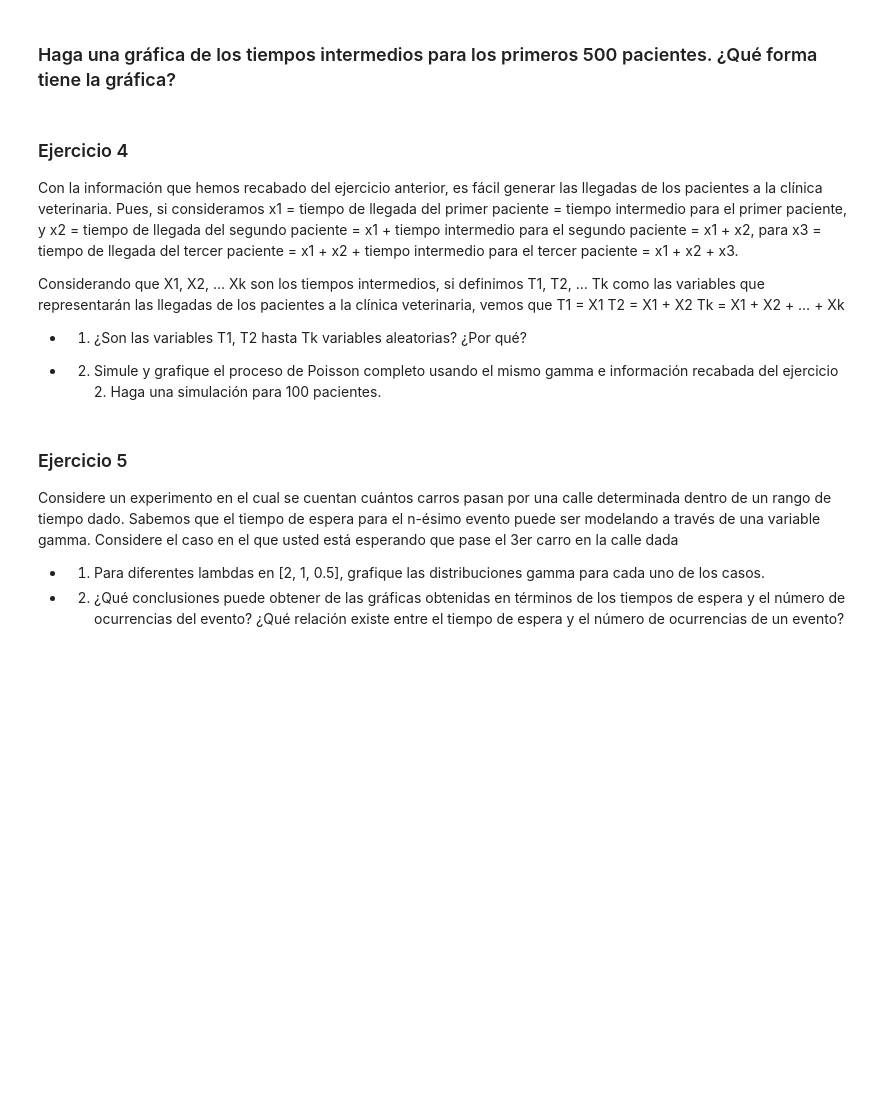
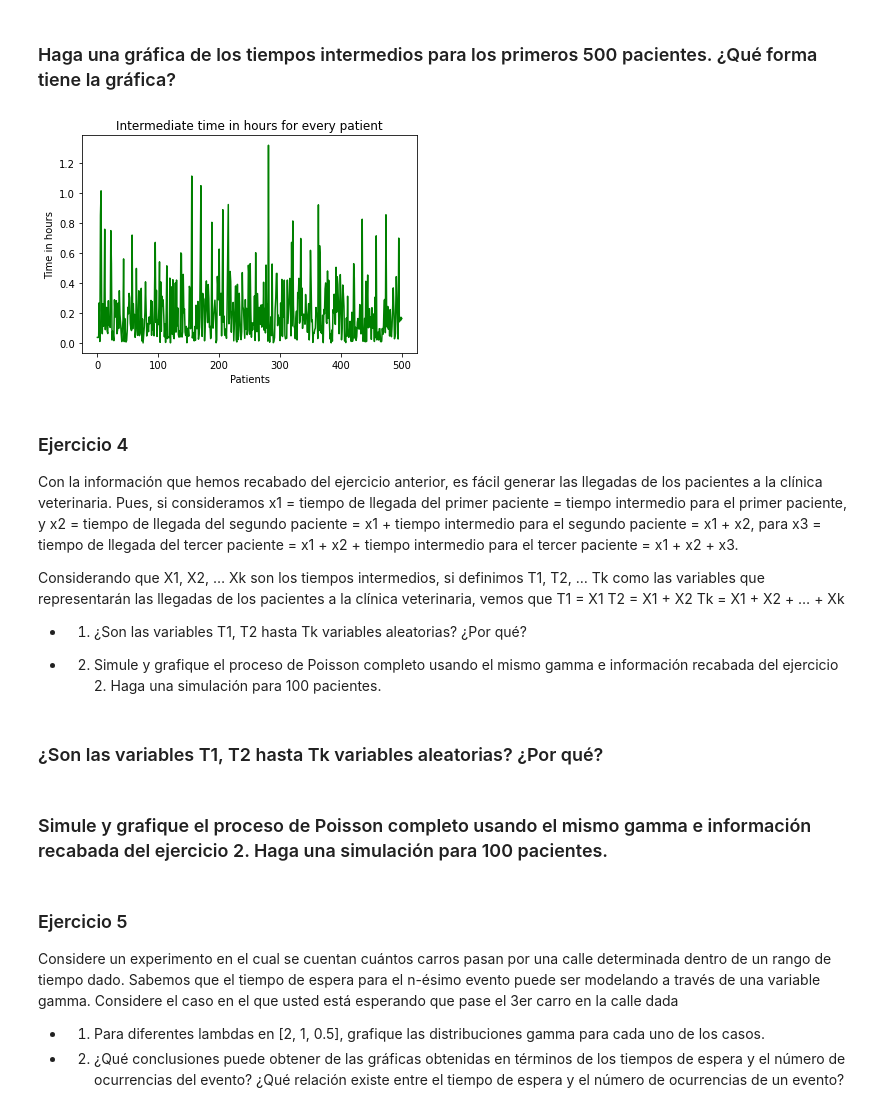
Before and after one commit to Mar19845/MicroProyecto-1, a Jupyter notebook: MicroProyecto1.ipynb, the cells around one changed output. Cells and saved outputs as stored; diff of their text form; code cells hidden in the pictures; blank space fills up the shorter version.

```diff
--- a/MicroProyecto1.ipynb
+++ b/MicroProyecto1.ipynb
@@ -114,5 +159,27 @@ uniforme. Esto da como resultado los correspondientes tiempos intermedios con su
 # %% [markdown]
 ### Haga una gráfica de los tiempos intermedios para los primeros 500 pacientes. ¿Qué forma tiene la gráfica?
+# %%
+lambda_val = 5
+max_pacientes = 500
+
+p_values = []
+y_values = []
+
+
+#Set the seed so that this gives the same results always.
+random.seed(6000)
+
+for paciente in range(max_pacientes + 1):
+  p_values.append(paciente)
+  y_values.append(poissonMedTime(random.random(), lambda_val))
+# %%
+plt.plot(p_values, y_values, 'g-')
+plt.title("Intermediate time in hours for every patient")
+plt.xlabel('Patients')
+plt.ylabel('Time in hours')
+plt.show()
+# %% [output]
+[figure, added]
 # %% [markdown]
 ### Ejercicio 4
 Con la información que hemos recabado del ejercicio anterior, es fácil generar las llegadas de los pacientes a la
@@ -127,8 +194,11 @@ T2 = X1 + X2
 Tk = X1 + X2 + … + Xk
 
 * 1. ¿Son las variables T1, T2 hasta Tk variables aleatorias? ¿Por qué?
-+ 2. Simule y grafique el proceso de Poisson completo usando el mismo gamma e información recabada del
-ejercicio 2. Haga una simulación para 100 pacientes.
++ 2. Simule y grafique el proceso de Poisson completo usando el mismo gamma e información recabada del ejercicio 2. Haga una simulación para 100 pacientes.
+# %% [markdown]
+### ¿Son las variables T1, T2 hasta Tk variables aleatorias? ¿Por qué?
+# %% [markdown]
+### Simule y grafique el proceso de Poisson completo usando el mismo gamma e información recabada del ejercicio 2. Haga una simulación para 100 pacientes.
 # %% [markdown]
 ### Ejercicio 5
 Considere un experimento en el cual se cuentan cuántos carros pasan por una calle determinada dentro de un
```
Also changed, not shown: parts of 11 cells of this notebook.
